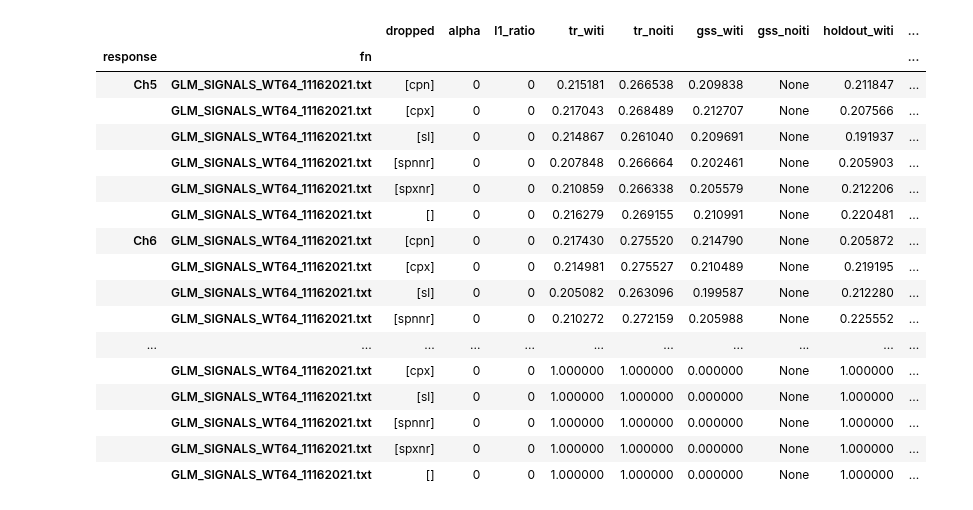
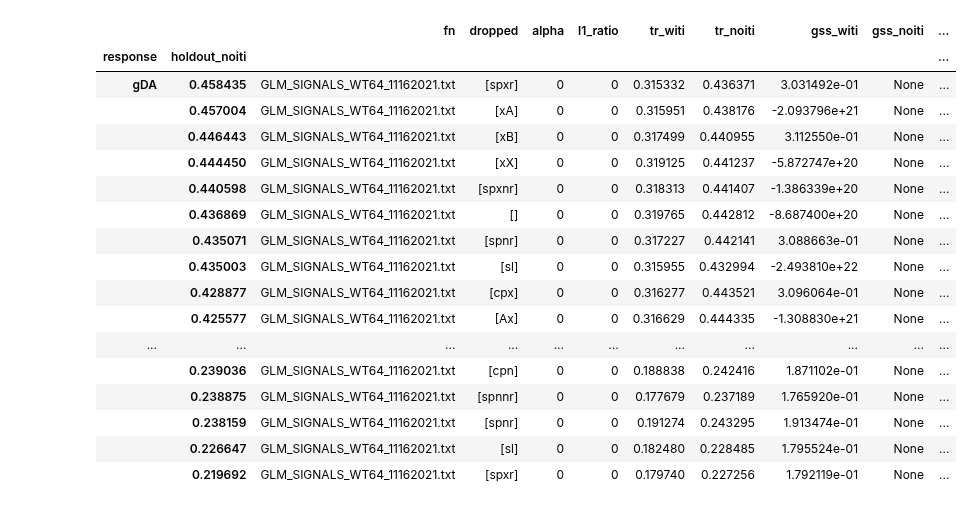
Before and after one commit to kimerein/sabatinilab-glm, a Jupyter notebook: save_file_read-multi.ipynb, the cells around one changed output. Cells and saved outputs as stored; diff of their text form; code cells hidden in the pictures.

```diff
--- a/save_file_read-multi.ipynb
+++ b/save_file_read-multi.ipynb
@@ -136,27 +145,27 @@ response_col: Ch5 — dropped_cols ['cpx'] — hyperparams {'max_iter': 1000, 'f
 # %%
 with pd.option_context('max_rows',1000):
     # display(df.sort_values(['fn', 'holdout_noiti'], ascending=False))
-    display(df.sort_values(['response', 'fn'], ascending=[True, True]).set_index(['response', 'fn']))
-    # display(df.sort_values(['response', 'holdout_noiti'], ascending=False))
+    # display(df.sort_values(['response', 'fn'], ascending=[True, True]).set_index(['response', 'fn']))
+    display(df.sort_values(['response', 'holdout_noiti'], ascending=False).set_index(['response', 'holdout_noiti']))
 # %% [output]
-|  |  | dropped | alpha | l1_ratio | tr_witi | tr_noiti | gss_witi | gss_noiti | holdout_witi | ... |
-| response | fn |  |  |  |  |  |  |  |  | ... |
-| Ch5 | GLM_SIGNALS_WT64_11162021.txt | [cpn] | 0 | 0 | 0.215181 | 0.266538 | 0.209838 | None | 0.211847 | ... |
-|  | GLM_SIGNALS_WT64_11162021.txt | [cpx] | 0 | 0 | 0.217043 | 0.268489 | 0.212707 | None | 0.207566 | ... |
-|  | GLM_SIGNALS_WT64_11162021.txt | [sl] | 0 | 0 | 0.214867 | 0.261040 | 0.209691 | None | 0.191937 | ... |
-|  | GLM_SIGNALS_WT64_11162021.txt | [spnnr] | 0 | 0 | 0.207848 | 0.266664 | 0.202461 | None | 0.205903 | ... |
-|  | GLM_SIGNALS_WT64_11162021.txt | [spxnr] | 0 | 0 | 0.210859 | 0.266338 | 0.205579 | None | 0.212206 | ... |
-|  | GLM_SIGNALS_WT64_11162021.txt | [] | 0 | 0 | 0.216279 | 0.269155 | 0.210991 | None | 0.220481 | ... |
-| Ch6 | GLM_SIGNALS_WT64_11162021.txt | [cpn] | 0 | 0 | 0.217430 | 0.275520 | 0.214790 | None | 0.205872 | ... |
-|  | GLM_SIGNALS_WT64_11162021.txt | [cpx] | 0 | 0 | 0.214981 | 0.275527 | 0.210489 | None | 0.219195 | ... |
-|  | GLM_SIGNALS_WT64_11162021.txt | [sl] | 0 | 0 | 0.205082 | 0.263096 | 0.199587 | None | 0.212280 | ... |
-|  | GLM_SIGNALS_WT64_11162021.txt | [spnnr] | 0 | 0 | 0.210272 | 0.272159 | 0.205988 | None | 0.225552 | ... |
+|  |  | fn | dropped | alpha | l1_ratio | tr_witi | tr_noiti | gss_witi | gss_noiti | ... |
+| response | holdout_noiti |  |  |  |  |  |  |  |  | ... |
+| gDA | 0.458435 | GLM_SIGNALS_WT64_11162021.txt | [spxr] | 0 | 0 | 0.315332 | 0.436371 | 3.031492e-01 | None | ... |
+|  | 0.457004 | GLM_SIGNALS_WT64_11162021.txt | [xA] | 0 | 0 | 0.315951 | 0.438176 | -2.093796e+21 | None | ... |
+|  | 0.446443 | GLM_SIGNALS_WT64_11162021.txt | [xB] | 0 | 0 | 0.317499 | 0.440955 | 3.112550e-01 | None | ... |
+|  | 0.444450 | GLM_SIGNALS_WT64_11162021.txt | [xX] | 0 | 0 | 0.319125 | 0.441237 | -5.872747e+20 | None | ... |
+|  | 0.440598 | GLM_SIGNALS_WT64_11162021.txt | [spxnr] | 0 | 0 | 0.318313 | 0.441407 | -1.386339e+20 | None | ... |
+|  | 0.436869 | GLM_SIGNALS_WT64_11162021.txt | [] | 0 | 0 | 0.319765 | 0.442812 | -8.687400e+20 | None | ... |
+|  | 0.435071 | GLM_SIGNALS_WT64_11162021.txt | [spnr] | 0 | 0 | 0.317227 | 0.442141 | 3.088663e-01 | None | ... |
+|  | 0.435003 | GLM_SIGNALS_WT64_11162021.txt | [sl] | 0 | 0 | 0.315955 | 0.432994 | -2.493810e+22 | None | ... |
+|  | 0.428877 | GLM_SIGNALS_WT64_11162021.txt | [cpx] | 0 | 0 | 0.316277 | 0.443521 | 3.096064e-01 | None | ... |
+|  | 0.425577 | GLM_SIGNALS_WT64_11162021.txt | [Ax] | 0 | 0 | 0.316629 | 0.444335 | -1.308830e+21 | None | ... |
 | ... | ... | ... | ... | ... | ... | ... | ... | ... | ... | ... |
-|  | GLM_SIGNALS_WT64_11162021.txt | [cpx] | 0 | 0 | 1.000000 | 1.000000 | 0.000000 | None | 1.000000 | ... |
-|  | GLM_SIGNALS_WT64_11162021.txt | [sl] | 0 | 0 | 1.000000 | 1.000000 | 0.000000 | None | 1.000000 | ... |
-|  | GLM_SIGNALS_WT64_11162021.txt | [spnnr] | 0 | 0 | 1.000000 | 1.000000 | 0.000000 | None | 1.000000 | ... |
-|  | GLM_SIGNALS_WT64_11162021.txt | [spxnr] | 0 | 0 | 1.000000 | 1.000000 | 0.000000 | None | 1.000000 | ... |
-|  | GLM_SIGNALS_WT64_11162021.txt | [] | 0 | 0 | 1.000000 | 1.000000 | 0.000000 | None | 1.000000 | ... |
+|  | 0.239036 | GLM_SIGNALS_WT64_11162021.txt | [cpn] | 0 | 0 | 0.188838 | 0.242416 | 1.871102e-01 | None | ... |
+|  | 0.238875 | GLM_SIGNALS_WT64_11162021.txt | [spnnr] | 0 | 0 | 0.177679 | 0.237189 | 1.765920e-01 | None | ... |
+|  | 0.238159 | GLM_SIGNALS_WT64_11162021.txt | [spnr] | 0 | 0 | 0.191274 | 0.243295 | 1.913474e-01 | None | ... |
+|  | 0.226647 | GLM_SIGNALS_WT64_11162021.txt | [sl] | 0 | 0 | 0.182480 | 0.228485 | 1.795524e-01 | None | ... |
+|  | 0.219692 | GLM_SIGNALS_WT64_11162021.txt | [spxr] | 0 | 0 | 0.179740 | 0.227256 | 1.792119e-01 | None | ... |
 # %%
 # df['delta'] = df['holdout_witi'] - df['gss_witi']
 df['delta'] = df['holdout_witi'].apply(lambda x: x) - df['tr_witi']
```
Also changed, not shown: parts of 9 cells of this notebook, 46 other files.
